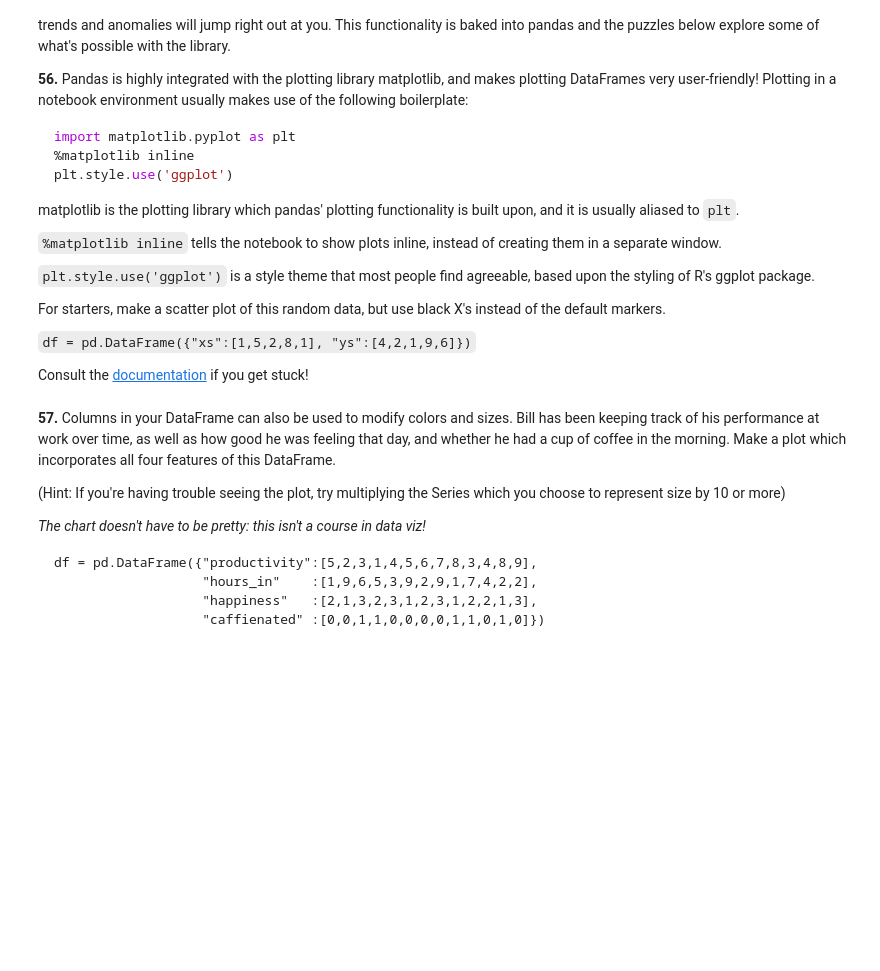
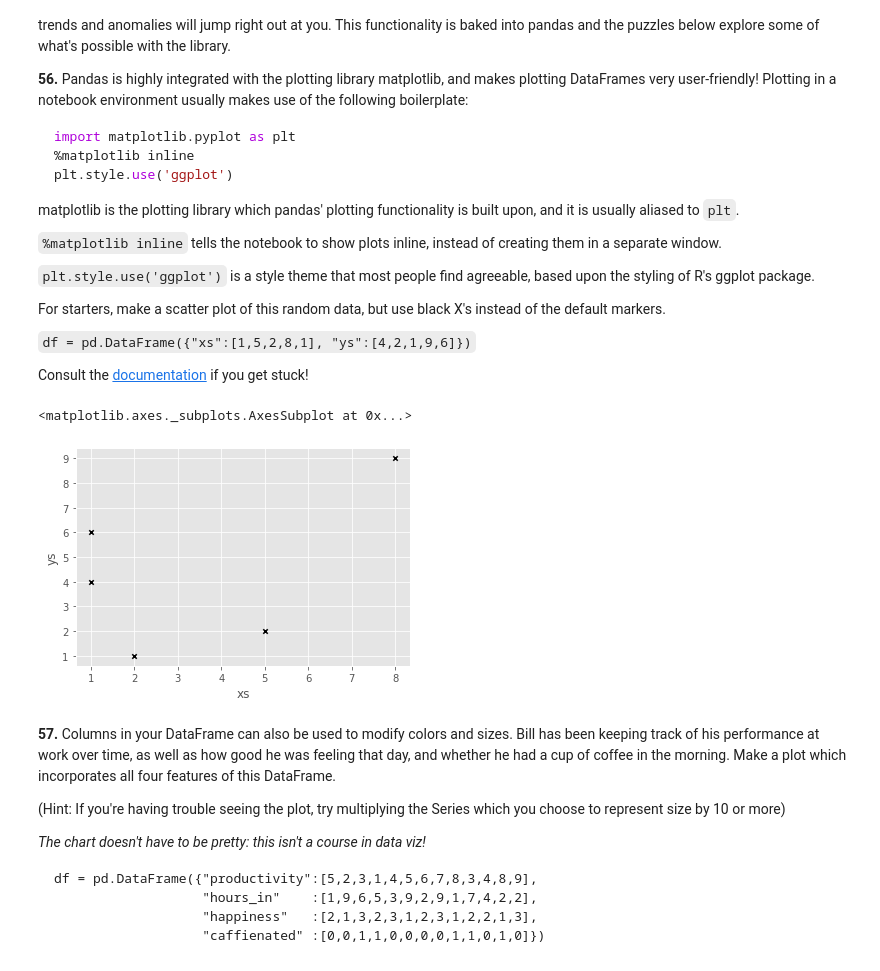
Before and after one commit to sahilnarkar155/guvi-task, a Jupyter notebook: pandas_tasks.ipynb, the cells around one changed output. Cells and saved outputs as stored; diff of their text form; code cells hidden in the pictures; blank space fills up the shorter version.

````diff
--- a/pandas_tasks.ipynb
+++ b/pandas_tasks.ipynb
@@ -490,6 +649,17 @@ For starters, make a scatter plot of this random data, but use black X's instead
 ```df = pd.DataFrame({"xs":[1,5,2,8,1], "ys":[4,2,1,9,6]})```
 
 Consult the [documentation](https://pandas.pydata.org/pandas-docs/stable/generated/pandas.DataFrame.plot.html) if you get stuck!
+# %%
+import matplotlib.pyplot as plt
+%matplotlib inline
+plt.style.use('ggplot')
+
+df = pd.DataFrame({"xs":[1,5,2,8,1], "ys":[4,2,1,9,6]})
+
+df.plot.scatter("xs", "ys", color = "black", marker = "x")
+# %% [output]
+<matplotlib.axes._subplots.AxesSubplot at 0x...>
+[figure, added]
 # %% [markdown]
 **57.** Columns in your DataFrame can also be used to modify colors and sizes.  Bill has been keeping track of his performance at work over time, as well as how good he was feeling that day, and whether he had a cup of coffee in the morning.  Make a plot which incorporates all four features of this DataFrame.
 
````
Also changed, not shown: parts of 33 cells of this notebook.
